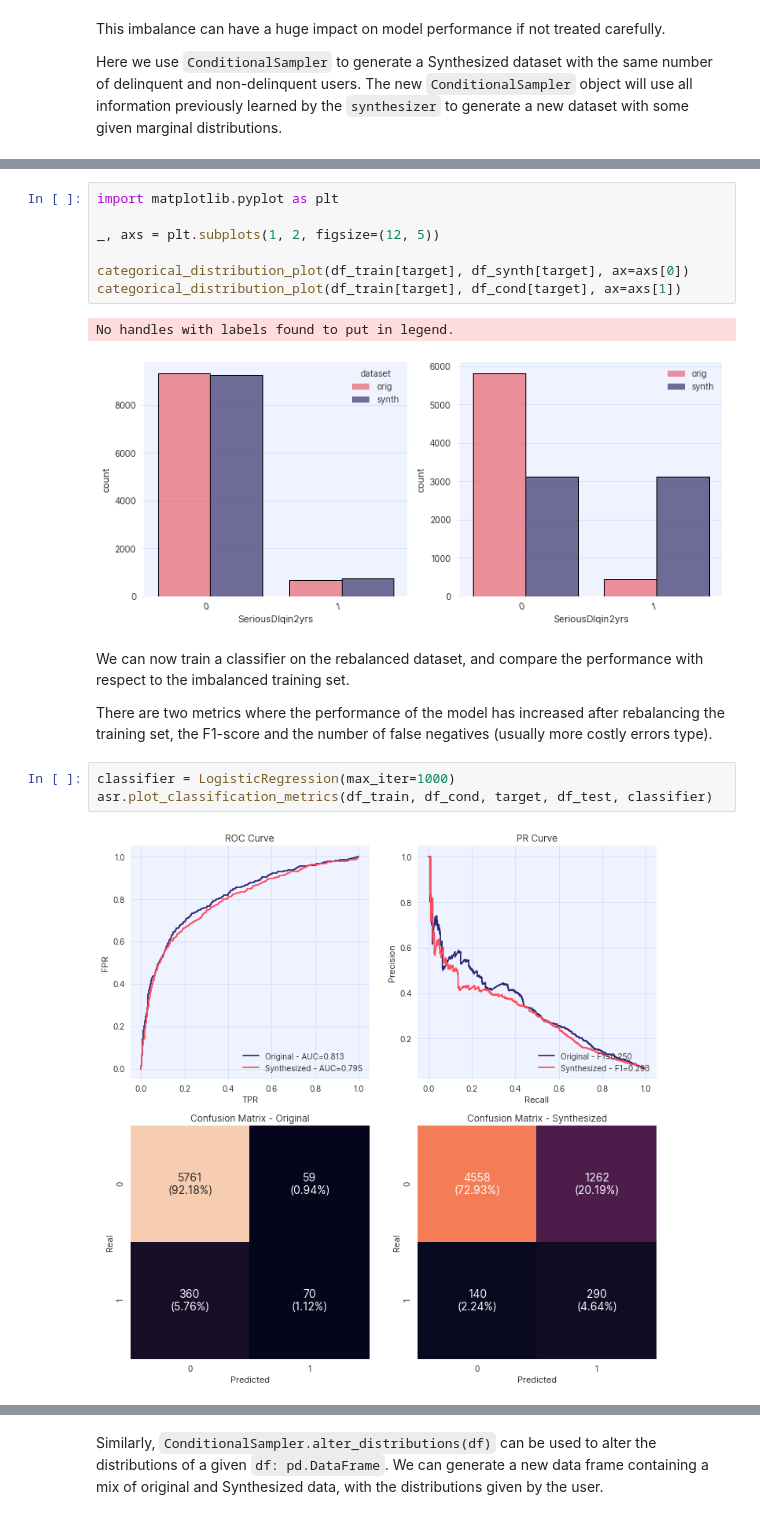
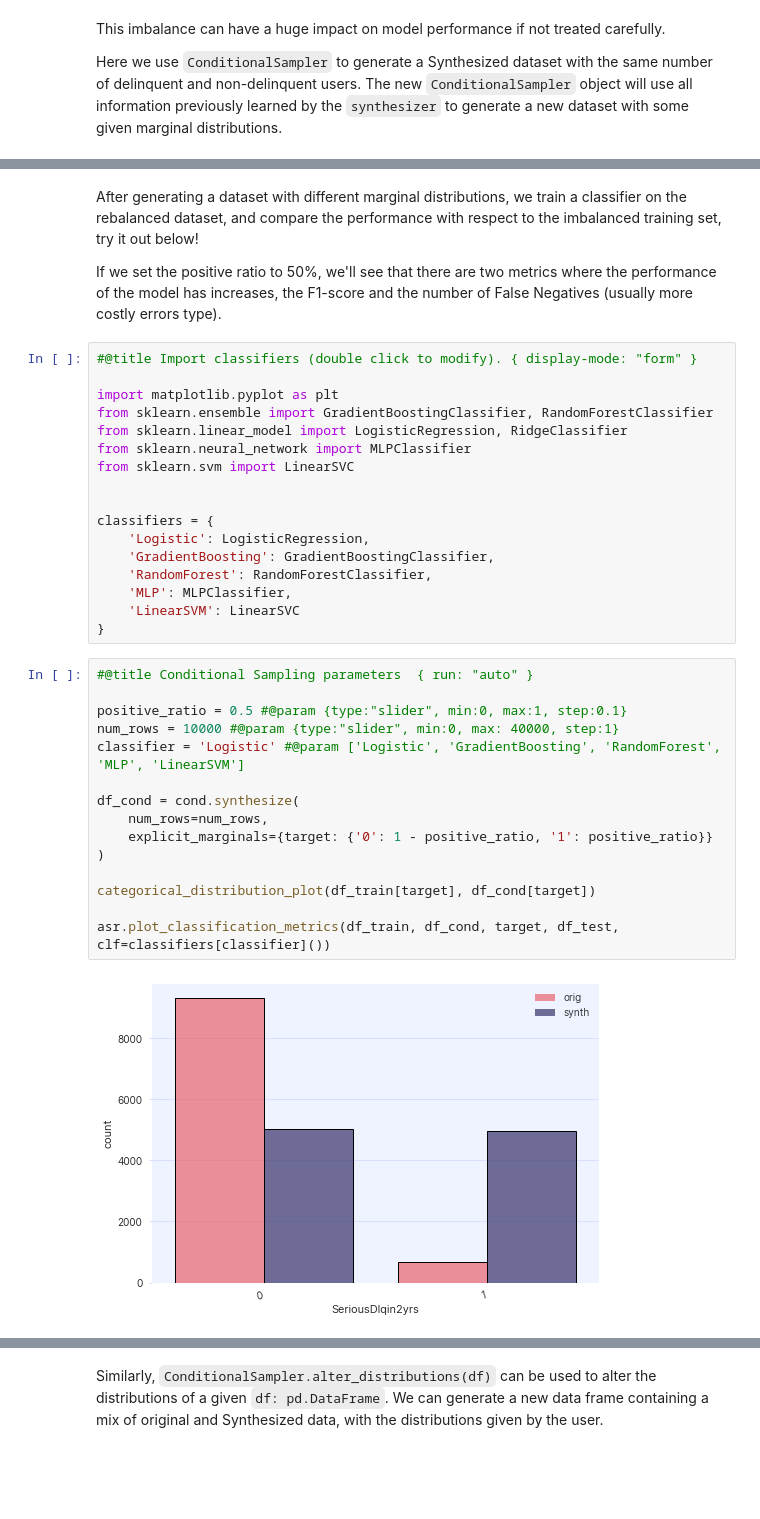
Before and after one commit to synthesized-io/synthesized-notebooks, a Jupyter notebook: demo.ipynb, the cells around one changed output, grey strips where cells are left out. Drawn from its saved outputs; the diff is of its cells as text; blank space fills up the shorter version.

Commit message:
add forms

```diff
--- a/demo.ipynb
+++ b/demo.ipynb
@@ -152,19 +157,38 @@ As shown below in the target marginal distributions plot, the new dataset has be
-# %%
-import matplotlib.pyplot as plt
-
-_, axs = plt.subplots(1, 2, figsize=(12, 5))
-
-categorical_distribution_plot(df_train[target], df_synth[target], ax=axs[0])
-categorical_distribution_plot(df_train[target], df_cond[target], ax=axs[1])
-# %% [output]
-No handles with labels found to put in legend.
-[figure, removed]
 # %% [markdown]
-We can now train a classifier on the rebalanced dataset, and compare the performance with respect to the imbalanced training set.
+After generating a dataset with different marginal distributions, we train a classifier on the rebalanced dataset, and compare the performance with respect to the imbalanced training set, try it out below!
 
-There are two metrics where the performance of the model has increased after rebalancing the training set, the F1-score and the number of false negatives (usually more costly errors type).
+If we set the positive ratio to 50%, we'll see that there are two metrics where the performance of the model has increases, the F1-score and the number of False Negatives (usually more costly errors type).
-# %%
-classifier = LogisticRegression(max_iter=1000)
-asr.plot_classification_metrics(df_train, df_cond, target, df_test, classifier)
-# %% [output]
-[figure, removed]
+# %%
+#@title Import classifiers (double click to modify). { display-mode: "form" }
+
+import matplotlib.pyplot as plt
+from sklearn.ensemble import GradientBoostingClassifier, RandomForestClassifier
+from sklearn.linear_model import LogisticRegression, RidgeClassifier
+from sklearn.neural_network import MLPClassifier
+from sklearn.svm import LinearSVC
+
+
+classifiers = {
+    'Logistic': LogisticRegression,
+    'GradientBoosting': GradientBoostingClassifier,
+    'RandomForest': RandomForestClassifier,
+    'MLP': MLPClassifier,
+    'LinearSVM': LinearSVC
+}
+# %%
+#@title Conditional Sampling parameters  { run: "auto" }
+
+positive_ratio = 0.5 #@param {type:"slider", min:0, max:1, step:0.1}
+num_rows = 10000 #@param {type:"slider", min:0, max: 40000, step:1}
+classifier = 'Logistic' #@param ['Logistic', 'GradientBoosting', 'RandomForest', 'MLP', 'LinearSVM']
+
+df_cond = cond.synthesize(
+    num_rows=num_rows,
+    explicit_marginals={target: {'0': 1 - positive_ratio, '1': positive_ratio}}
+)
+
+categorical_distribution_plot(df_train[target], df_cond[target])
+
+asr.plot_classification_metrics(df_train, df_cond, target, df_test, clf=classifiers[classifier]())
+# %% [output]
+[figure, added]
```
Also changed, not shown: parts of 8 cells of this notebook.
